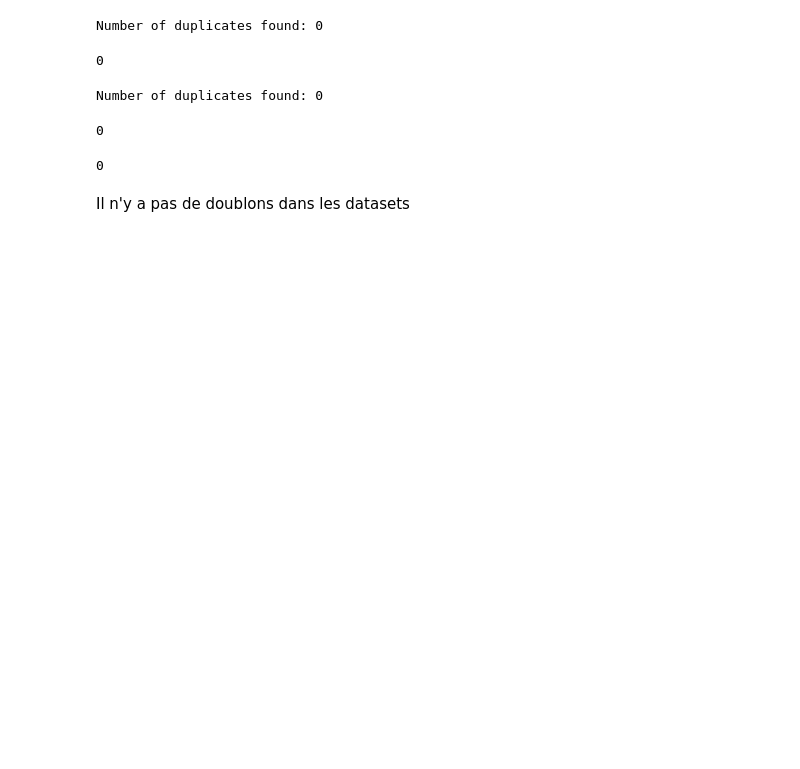
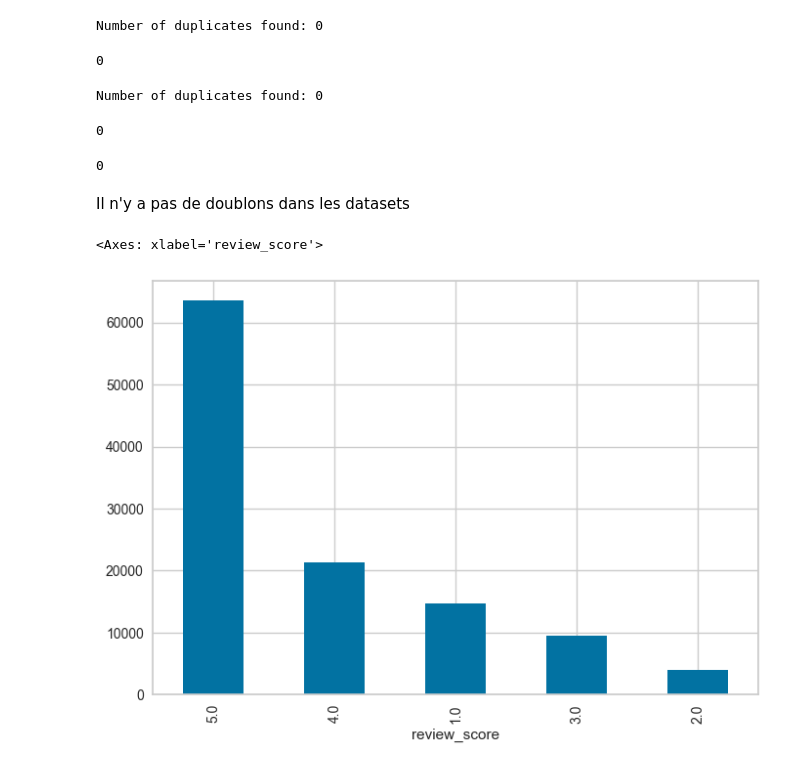
Before and after one commit to ChristopheComas/003_Client_segmentation, a Jupyter notebook: 5.1_COMAS_Christophe_Olist_Notebook_EDA.ipynb, the cells around one changed output. Saved outputs shown, nothing was run; the diff lists cells and outputs as text; code cells hidden in the pictures; blank space fills up the shorter version.

```diff
--- a/5.1_COMAS_Christophe_Olist_Notebook_EDA.ipynb
+++ b/5.1_COMAS_Christophe_Olist_Notebook_EDA.ipynb
@@ -725,3 +725,8 @@ df_o.duplicated(subset=('order_id')).sum()
 0
 # %% [markdown]
 Il n'y a pas de doublons dans les datasets
+# %%
+df_merged3['review_score'].value_counts().plot(kind='bar')
+# %% [output]
+<Axes: xlabel='review_score'>
+[figure, added]
```
Also changed, not shown: 3 other files.
